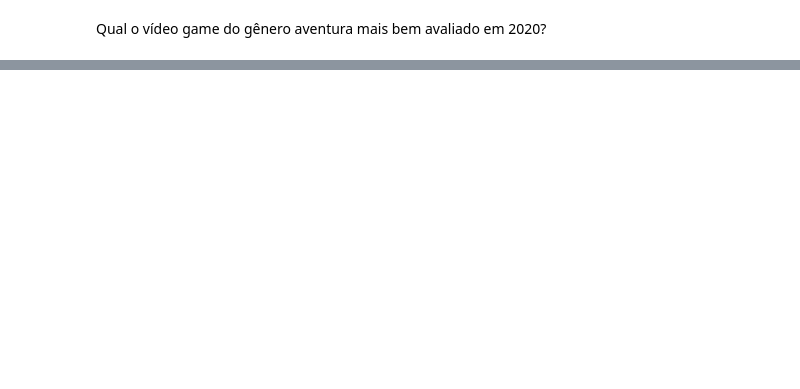
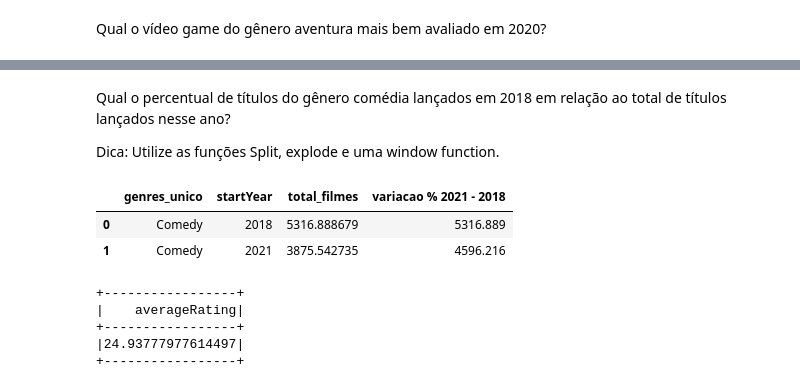
Before and after one commit to 6abi/bootcamp-dados-igti, a Jupyter notebook: semana02/desafio/desafio1.ipynb, the cells around one changed output, grey strips where cells are left out. Cells and saved outputs as stored; diff of their text form; code cells hidden in the pictures; blank space fills up the shorter version.

```diff
--- a/semana02/desafio/desafio1.ipynb
+++ b/semana02/desafio/desafio1.ipynb
@@ -215,0 +249,24 @@ Py4JNetworkError: An error occurred while trying to connect to the Java server (
+# %% [markdown]
+Qual o percentual de títulos do gênero comédia lançados em 2018 em relação ao total de títulos lançados nesse ano?
+
+Dica: Utilize as funções Split, explode e uma window function.
+# %%
+
+    w = Window.partitionBy('genres_unico').orderBy('startYear').rowsBetween(Window.unboundedPreceding, Window.currentRow)
+    (
+    df_titles
+    .withColumn('startYear', f.col('startYear').cast('int'))
+    .withColumn('genres_array', f.split(f.col('genres'), ','))
+    .withColumn('genres_unico', f.explode(f.col('genres_array')))
+    .withColumn('primaryTitle', f.col('primaryTitle'))
+    .withColumn('originalTitle', f.col('originalTitle'))
+    .filter('(startYear == 2018 OR startYear == 2021) AND genres_unico == "Comedy"')
+    .groupby('genres_unico','startYear')
+    .agg(f.expr('avg(originalTitle) as total_filmes'))
+    .withColumn('variacao % 2021 - 2018', f.round(f.mean('total_filmes').over(w), 3))
+    .toPandas()
+)
+# %% [output]
+|  | genres_unico | startYear | total_filmes | variacao % 2021 - 2018 |
+| 0 | Comedy | 2018 | 5316.888679 | 5316.889 |
+| 1 | Comedy | 2021 | 3875.542735 | 4596.216 |
@@ -215,0 +283,14 @@ Py4JNetworkError: An error occurred while trying to connect to the Java server (
+# %%
+(
+    df_ratings
+    .withColumn('averageRating', f.col('averageRating').cast('double'))
+    .select(sqr_divide_udf('averageRating').alias('averageRating'))
+    .agg(f.mean('averageRating').alias('averageRating'))
+    .show()
+)
+# %% [output]
++-----------------+
+|    averageRating|
++-----------------+
+|24.93777977614497|
++-----------------+
```
Also changed, not shown: parts of 9 cells of this notebook.
